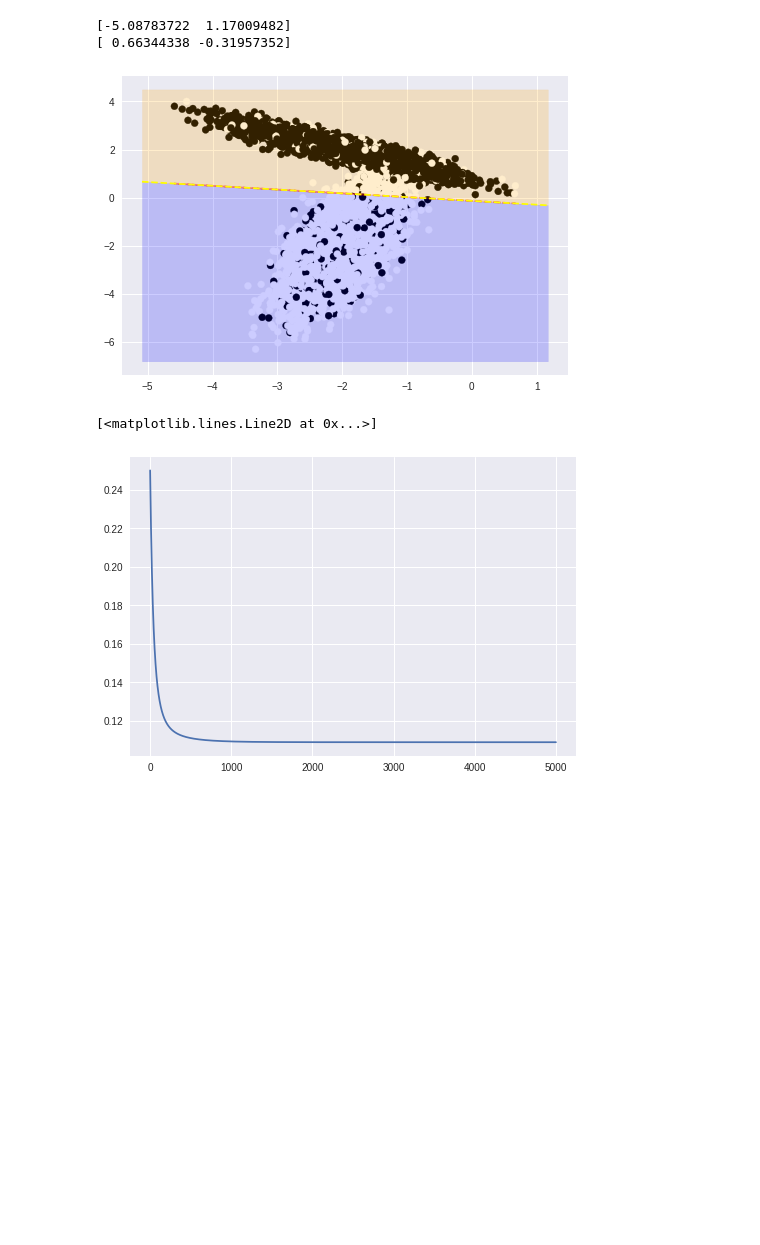
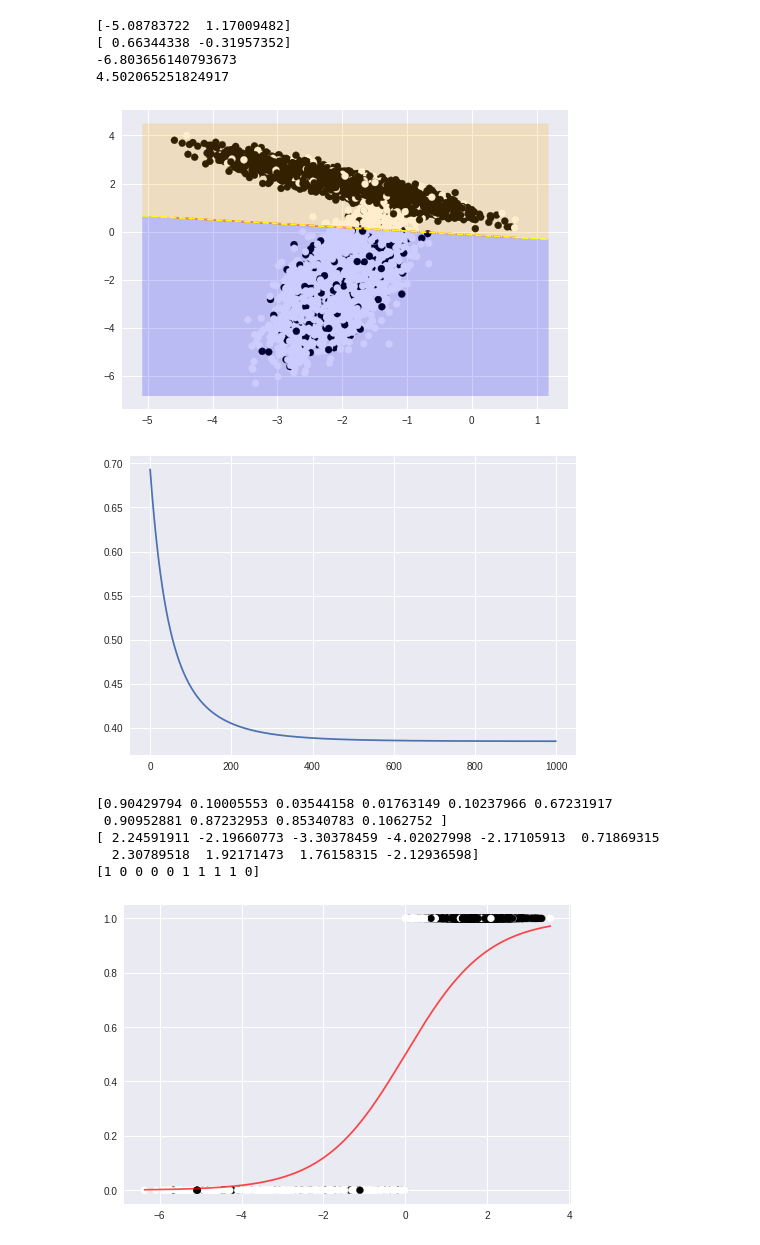
Before and after one commit to Mehdi-RZ/ML-From-Scratch, a Jupyter notebook: src/applied_nb2.ipynb, the cells around one changed output. Cells and saved outputs as stored; diff of their text form; code cells hidden in the pictures; blank space fills up the shorter version.

```diff
--- a/src/applied_nb2.ipynb
+++ b/src/applied_nb2.ipynb
@@ -40,9 +54,9 @@ print(y[:10])
 # %%
 
 # MLFromscratch Logistic Regression
-logr = LogisticRegression(n_iters = 5000)
+logr = LogisticRegression(n_iters = 1000)
 logr.fit(X_train,y_train)
-preds = logr.predict(X_train)
+preds, z = logr.predict(X_train)
 print(preds)
 
 # Sklearn Logistic regression
@@ -50,4 +64,9 @@ logisticRegr = SK_LogisticRegression()
 logisticRegr.fit(X_train,y_train)
 # logisticRegr.predict(X)
 SK_dbound = - ( logisticRegr.intercept_[0] + np.delete(X_train,1, axis=1 ).dot(np.delete(logisticRegr.coef_.T, 1)) ) / logisticRegr.coef_.T[1]
+
+
+print(z.shape)
+print(preds.shape)
+print(SK_dbound)
 # %% [output]
@@ -55,28 +83,53 @@ SK_dbound = - ( logisticRegr.intercept_[0] + np.delete(X_train,1, axis=1 ).dot(n
 # %%
+# X-axis Edges and also the X_dbound
 x_edges = np.array([X[:, 0].min()-0.5, X[:, 0].max()+0.5])
 print(x_edges)
 
 c = -logisticRegr.intercept_[0]/logisticRegr.coef_.T[1]
 m = -logisticRegr.coef_.T[0]/logisticRegr.coef_.T[1]
 
-yd = m*x_edges + c
-print(yd)
+y_dbound = m*x_edges + c
+print(y_dbound)
 
 ymin, ymax = X[:, 1].min()-0.5, X[:, 1].max()+0.5
 plt.scatter(X[:,0],X[:,1], c=y )
 # plt.plot(X_train[:,0], decision_line, '--', color="green", alpha=0.4)
+# This one plot all the X-axis
 plt.plot(X_train[:,0], SK_dbound, '--', color="red", alpha=0.4)
-plt.plot(x_edges, yd, '--', color="yellow")
+plt.plot(x_edges, y_dbound, '--', color="yellow")
 
-plt.fill_between(x_edges, yd, ymin, color = "blue" , alpha =0.2)
-plt.fill_between(x_edges, yd, ymax, color = "orange" , alpha =0.2)
+print(ymin)
+print(ymax)
+
+plt.fill_between(x_edges, y_dbound, ymin, color = "blue" , alpha =0.2)
+plt.fill_between(x_edges, y_dbound, ymax, color = "orange" , alpha =0.2)
 
 plt.show()
 
 plt.plot(logr.costs)
+plt.show()
+
+preds1, z1 = argsort(preds, z)
+preds1, y1 = argsort(preds, y_train)
+
+preds_class = [1 if x>=0.5 else 0 for x in preds]
+
+plt.plot(z1,preds1 , color="red", alpha = 0.7)
+plt.scatter(z,preds_class, c=y)
+
+print(preds[:10])
+print(z[:10])
+print(y_train[:10])
 # %% [output]
 [-5.08783722  1.17009482]
 [ 0.66344338 -0.31957352]
+-6.803656140793673
+4.502065251824917
 [figure]
+[figure, new version]
-[<matplotlib.lines.Line2D at 0x...>]
+[0.90429794 0.10005553 0.03544158 0.01763149 0.10237966 0.67231917
+ 0.90952881 0.87232953 0.85340783 0.1062752 ]
+[ 2.24591911 -2.19660773 -3.30378459 -4.02027998 -2.17105913  0.71869315
+  2.30789518  1.92171473  1.76158315 -2.12936598]
+[1 0 0 0 0 1 1 1 1 0]
-[figure, old version]
+[figure, added]
```
Also changed, not shown: parts of 7 cells of this notebook, 5 other files.
